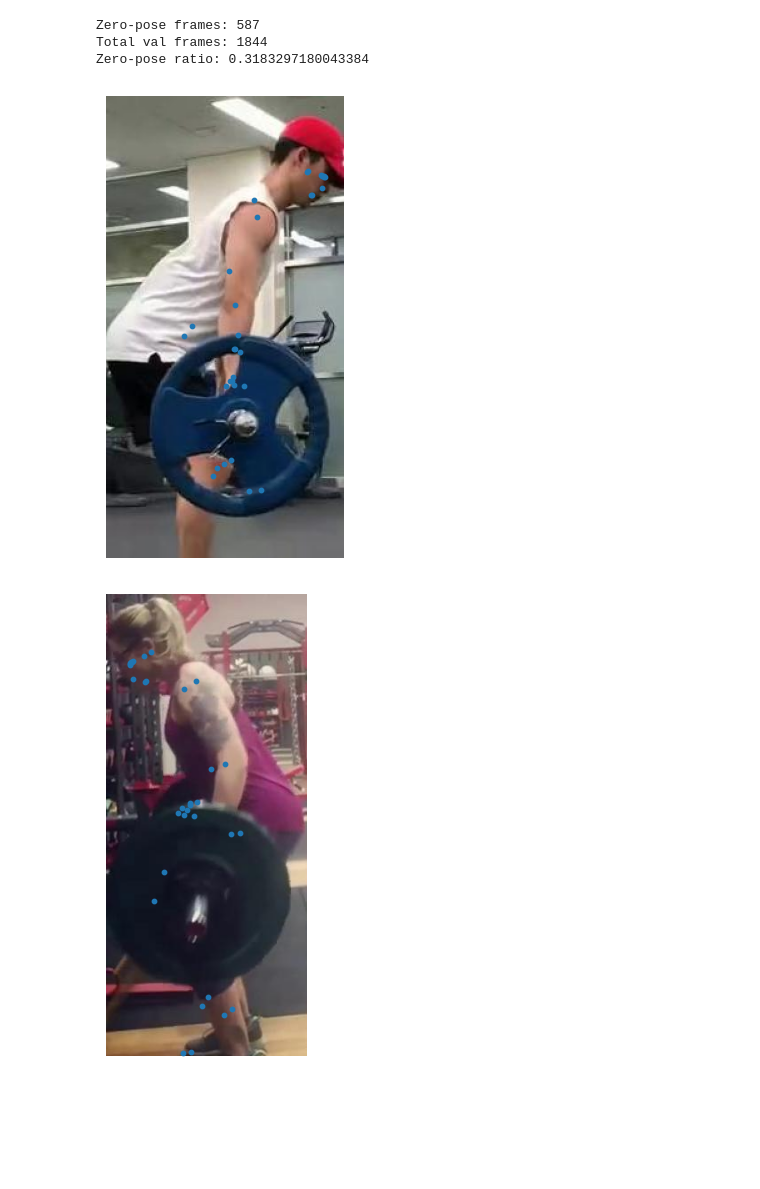
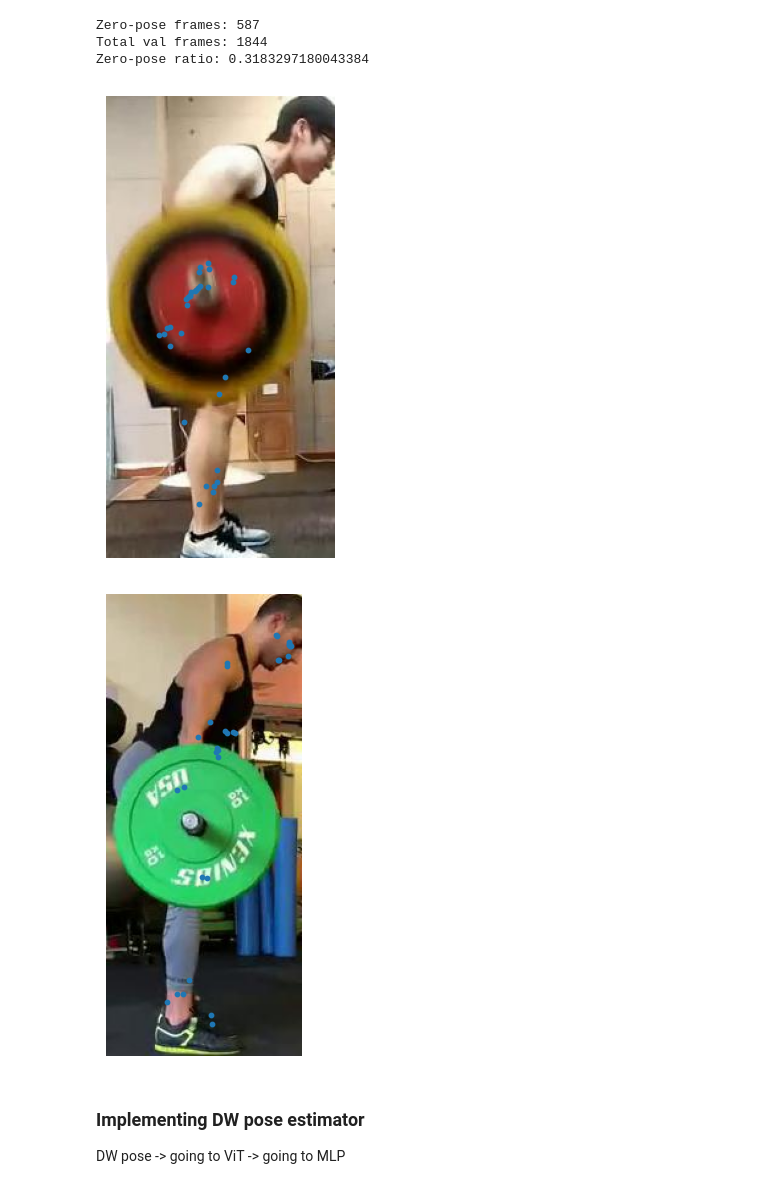
Before and after one commit to ritvik-123/298-Major-Project, a Jupyter notebook: Binary_Split.ipynb, the cells around one changed output. Saved outputs shown, nothing was run; the diff lists cells and outputs as text; code cells hidden in the pictures; blank space fills up the shorter version.

```diff
--- a/Binary_Split.ipynb
+++ b/Binary_Split.ipynb
@@ -1344,7 +1457,11 @@ def show_frames_with_pose(image_path):
     plt.show()
 # %%
 show_frames_with_pose(train_df.iloc[1]["frame_path"])
-show_frames_with_pose(train_df[train_df["error_present"] == 1].iloc[2]["frame_path"])
+show_frames_with_pose(train_df[train_df["error_present"] == 1].iloc[1]["frame_path"])
 # %% [output]
-[figure, old version]
+[figure, new version]
-[figure, old version]
+[figure, new version]
+# %% [markdown]
+### Implementing DW pose estimator
+
+DW pose -> going to ViT -> going to MLP
```
Also changed, not shown: parts of 28 cells of this notebook.
